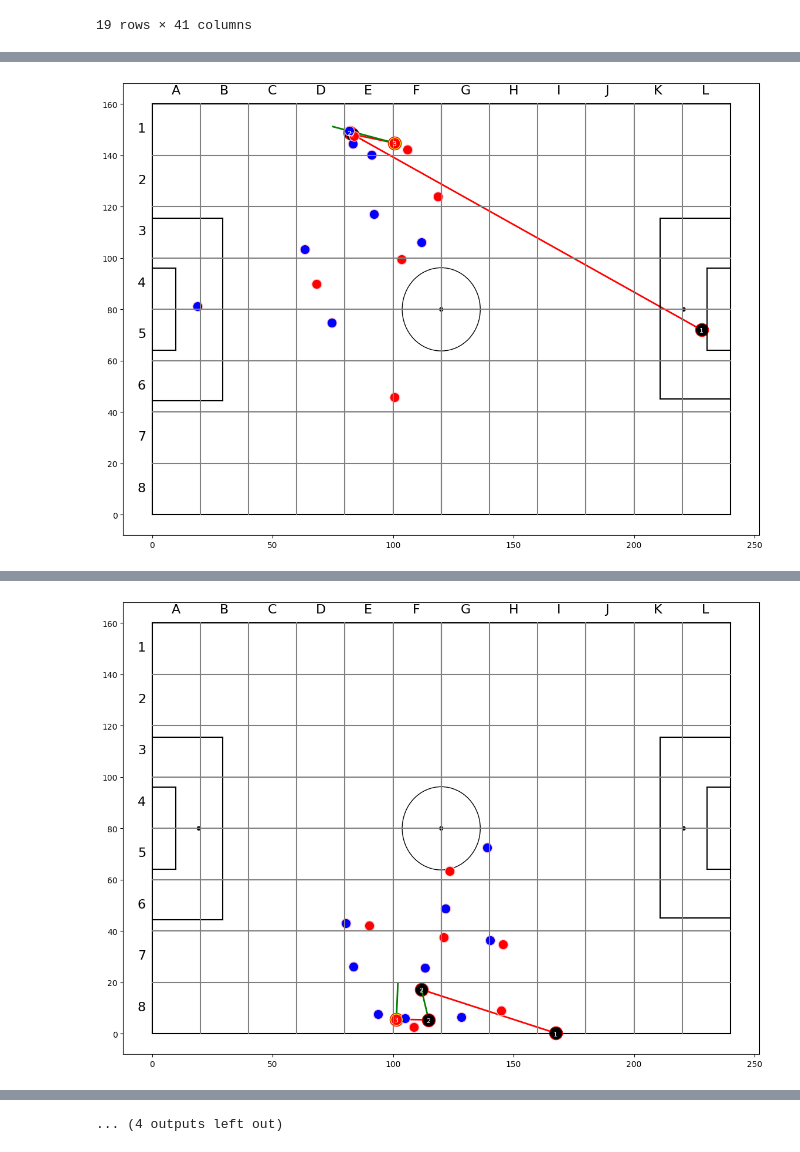
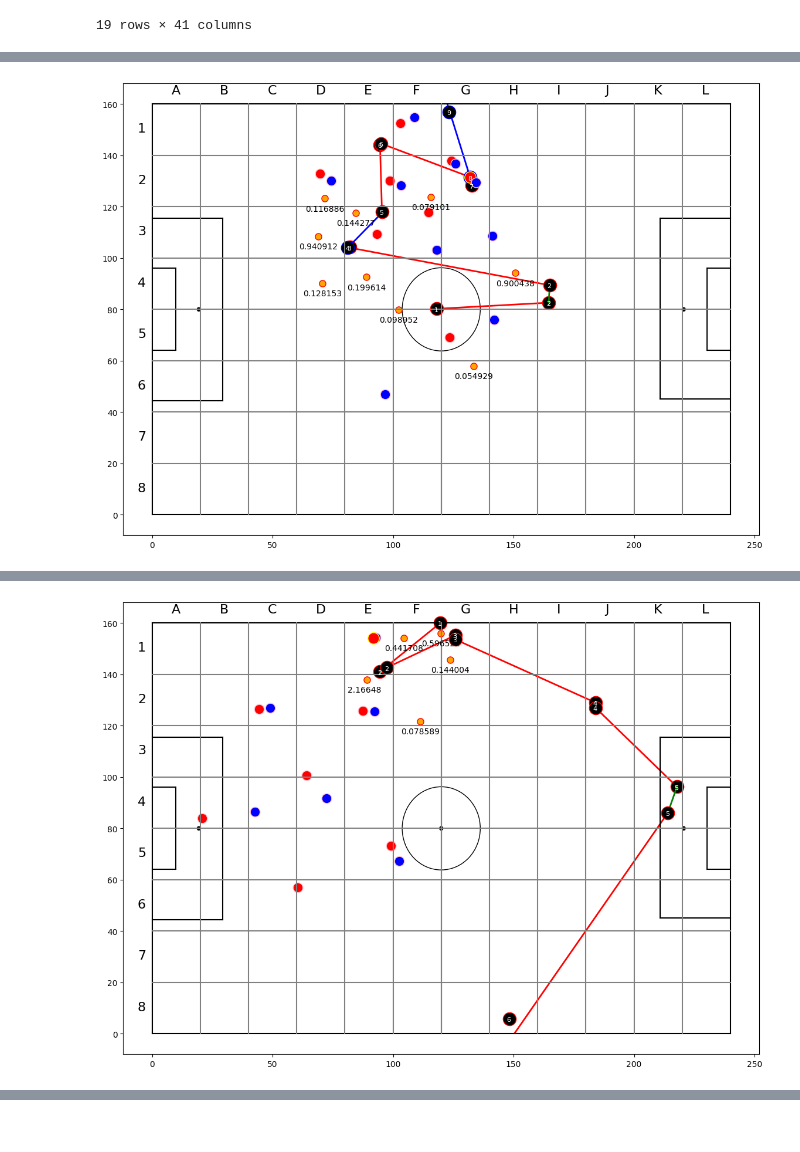
Before and after one commit to mattyl006/sport-data-science, a Jupyter notebook: find_fast_actions_lech-jagiellonia.ipynb, the cells around one changed output, grey strips where cells are left out. Saved outputs shown, nothing was run; the diff lists cells and outputs as text; code cells hidden in the pictures.

Commit message:
visualize enemies with metric scores

```diff
--- a/find_fast_actions_lech-jagiellonia.ipynb
+++ b/find_fast_actions_lech-jagiellonia.ipynb
@@ -73,32 +324,0 @@ Team: Lech Poznan
-# %%
-from analysis.distance_from_line import distance_from_line
-
-def metric_fast_sequence(df, frames, team, start_team, half):
-    counterattack_pass = None
-    if team == start_team and half == 1:
-        team_half = {'A', 'B', 'C', 'D', 'E', 'F'}
-    elif team != start_team and half == 2:
-        team_half = {'A', 'B', 'C', 'D', 'E', 'F'}
-    else:
-        team_half = {'G', 'H', 'I', 'J', 'K', 'L'}
-    for event_id, event_type, end_area in zip(df['id'].values, df['type'].values, df['end_area'].values):
-        if event_type == 'Pass' and end_area[0] not in team_half:
-            counterattack_pass = df.loc[df['id'] == event_id]
-            break;
-    if counterattack_pass is not None:
-        context_locations = frames.loc[frames['id'] == counterattack_pass.id.values[0]]['location'].values
-        teammate_locations = frames.loc[frames['id'] == counterattack_pass.id.values[0]]['teammate'].values
-        enemy_locations = [location if not teammate else '' for location, teammate
-                            in zip(context_locations, teammate_locations)]
-        enemy_locations = list(filter(lambda a: a != '', enemy_locations))
-        counterattack_pass_path = [(counterattack_pass.start_x.values[0], counterattack_pass.start_y.values[0]),
-        (counterattack_pass.end_x.values[0], counterattack_pass.end_y.values[0])]
-        distances = [distance_from_line(counterattack_pass_path[0], counterattack_pass_path[1], location)
-            for location in enemy_locations]
-        distances2 = [1/distance_from_line(counterattack_pass_path[0], counterattack_pass_path[1], location)
-            for location in enemy_locations]
-        print(counterattack_pass_path)
-        print(enemy_locations)
-        print(distances)
-        print(distances2)
-metric_fast_sequence(fast_attact_lech_1[1], frames, 'Lech Poznan', start_team, 1)
@@ -121,9 +326,13 @@ fast_attact_lech_1[0]
 from draw.draw_sequences import draw_events_sequence
 from sequences.find_fast_actions import find_fast_actions
 
-fast_attact_jagiellonia_1 = find_fast_actions(sequences=sequences, team='Jagiellonia Białystok', start_team=start_team, half=1)
+fast_attact_jagiellonia_2 = find_fast_actions(sequences=sequences, team='Jagiellonia Białystok', start_team=start_team, half=2)
 
-for i, s in enumerate(fast_attact_jagiellonia_1):
+scores  = [metric_fast_sequence(s, 'Jagiellonia Białystok', start_team, 1) for s in fast_attact_jagiellonia_2]
+
+for i, seq, score in zip(range(len(fast_attact_jagiellonia_2)), fast_attact_jagiellonia_2, scores):
+    print(f'{home_team} - {away_team} ({match_date})')
+    print('Jagiellonia Białystok fast sequences second half')
     print(f'sequence {i}')
-    draw_events_sequence(s, start_team, 12, 8, scale=2)
+    draw_events_sequence(seq, start_team, 12, 8, scale=2, scores=score[0], scores_locations=score[1])
 # %% [output]
@@ -138 +357 @@ Team: Jagiellonia Białystok
-[figure, old version]
+[figure, new version]
@@ -147 +376 @@ Team: Jagiellonia Białystok
-[figure, old version]
+[figure, new version]
@@ -199 +376,0 @@ Team: Jagiellonia Białystok
-... (4 outputs left out)
```
Also changed, not shown: parts of 11 cells of this notebook, 3 other files.
